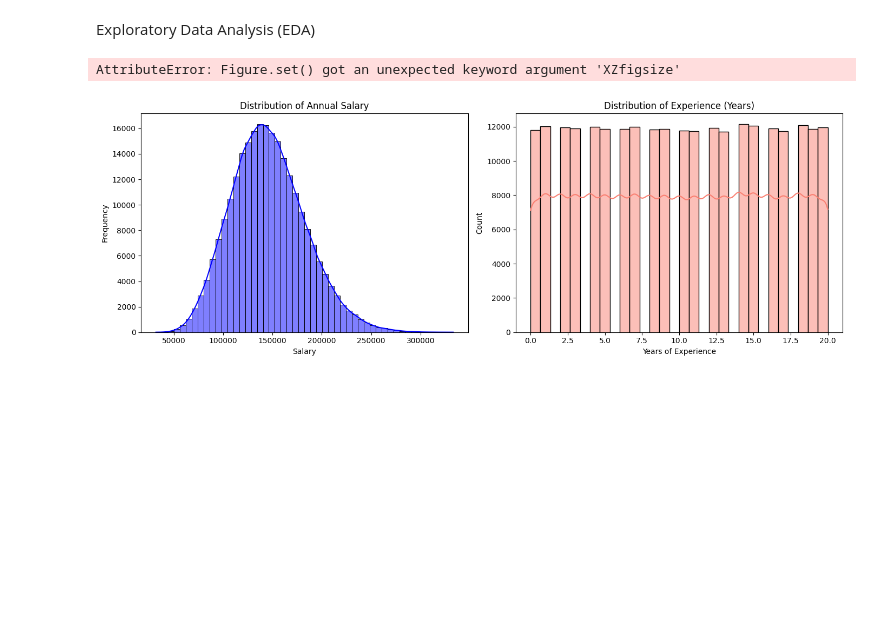
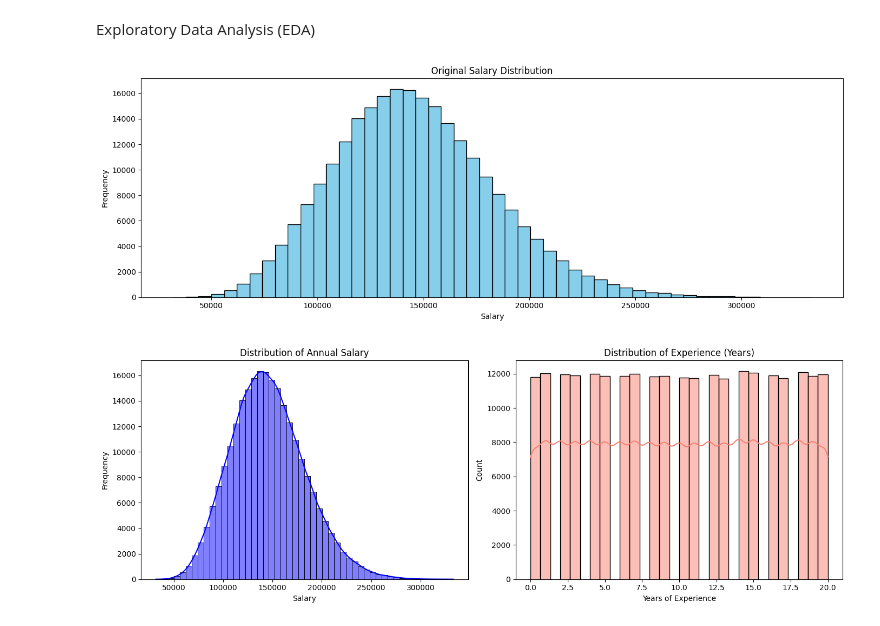
Before and after one commit to Anane200/Tech_Job_Salary_Prediction, a Jupyter notebook: notebook.ipynb, the cells around one changed output. Cells and saved outputs as stored; diff of their text form; code cells hidden in the pictures; blank space fills up the shorter version.

```diff
--- a/notebook.ipynb
+++ b/notebook.ipynb
@@ -123,17 +123,17 @@ df_encoded.head()
 # %% [markdown]
 Exploratory Data Analysis (EDA)
 # %%
-# Visualize transformation
-fig, axes = plt.subplots(XZfigsize=(14, 5))
+fig, ax = plt.subplots(figsize=(14, 5))
 
-axes[0].hist(df_encoded['salary'], bins=50, color='skyblue', edgecolor='black')
-axes[0].set_title('Original Salary Distribution')
-axes[0].set_xlabel('Salary')
-axes[0].set_ylabel('Frequency')
+ax.hist(df_encoded['salary'], bins=50, color='skyblue', edgecolor='black')
+ax.set_title('Original Salary Distribution')
+ax.set_xlabel('Salary')
+ax.set_ylabel('Frequency')
+
 plt.tight_layout()
 plt.show()
 # %% [output]
-AttributeError: Figure.set() got an unexpected keyword argument 'XZfigsize'
+[figure, added]
 # %%
 fig, axes = plt.subplots(1, 2, figsize=(14, 5))
 
```
Also changed, not shown: 1 other file.
